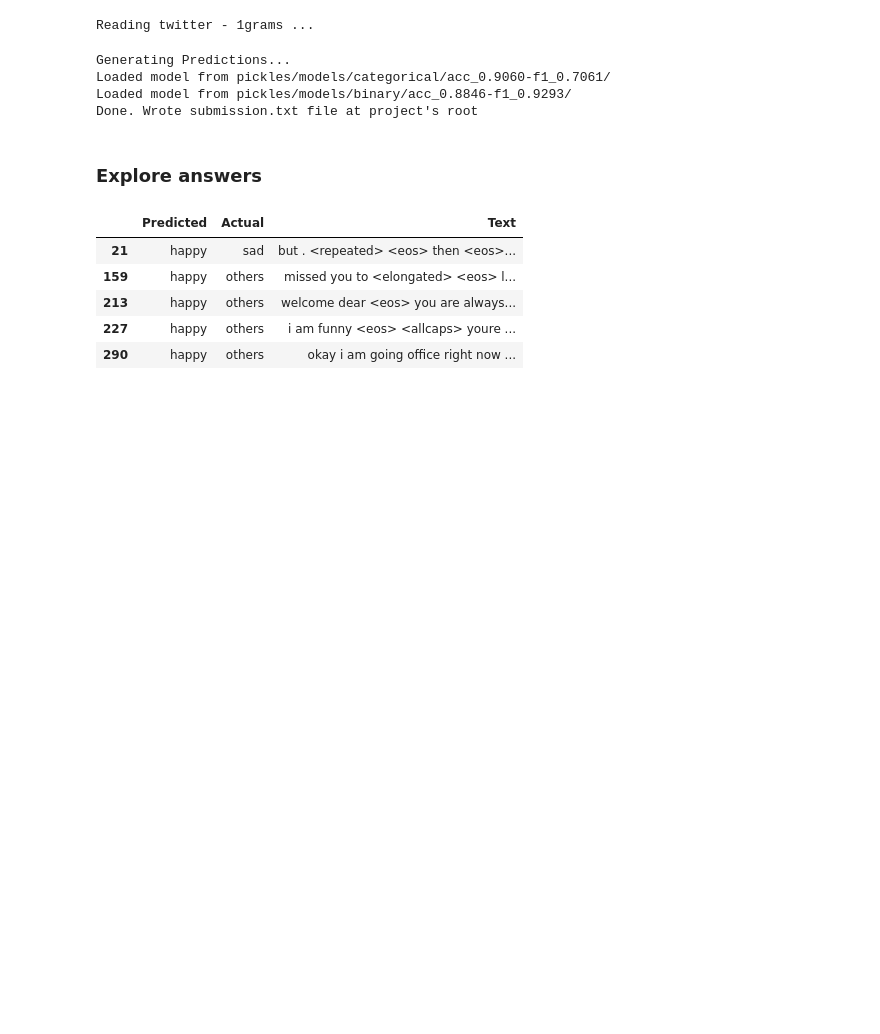
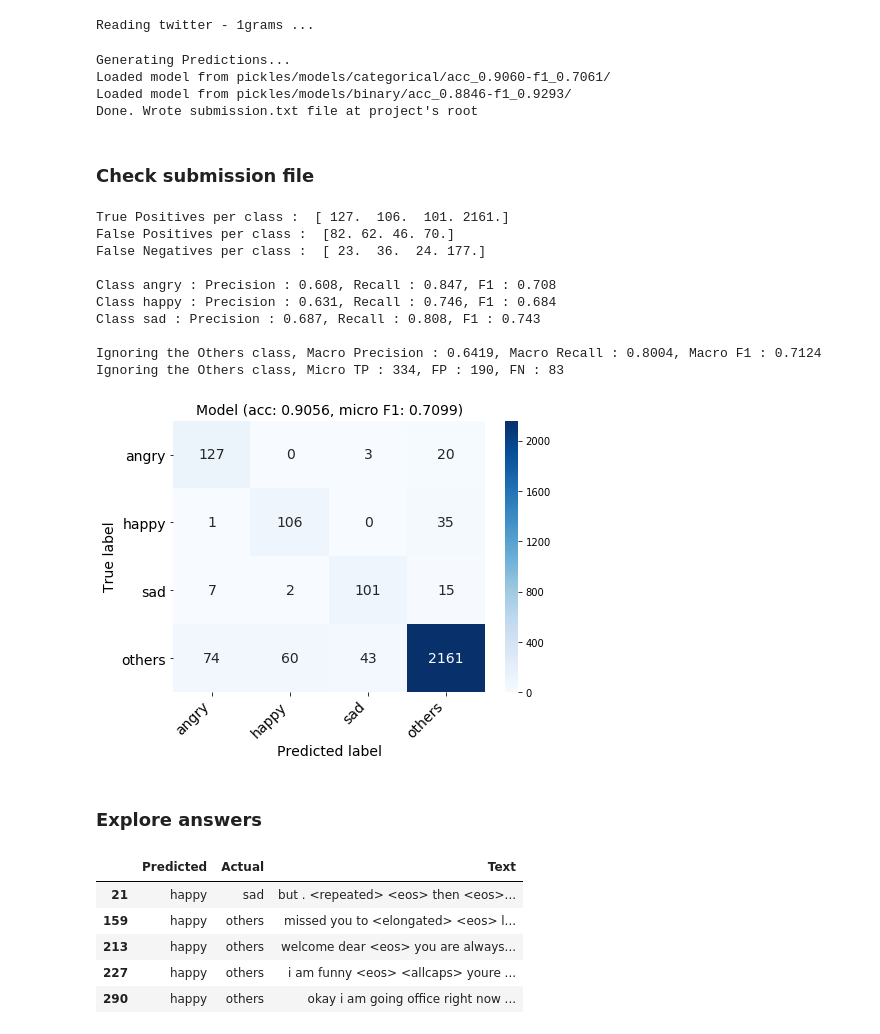
Before and after one commit to Garfounkel/emotion_analysis, a Jupyter notebook: playground.ipynb, the cells around one changed output. Saved outputs shown, nothing was run; the diff lists cells and outputs as text; code cells hidden in the pictures; blank space fills up the shorter version.

Commit message:
[EVALUATE] Added an evaluation function for submission files

```diff
--- a/playground.ipynb
+++ b/playground.ipynb
@@ -394,6 +398,22 @@ Generating Predictions...
 Loaded model from pickles/models/categorical/acc_0.9060-f1_0.7061/
 Loaded model from pickles/models/binary/acc_0.8846-f1_0.9293/
 Done. Wrote submission.txt file at project's root
+# %% [markdown]
+### Check submission file
+# %%
+check_submission_file_score('submission.txt', y_test)
+# %% [output]
+True Positives per class :  [ 127.  106.  101. 2161.]
+False Positives per class :  [82. 62. 46. 70.]
+False Negatives per class :  [ 23.  36.  24. 177.]
+
+Class angry : Precision : 0.608, Recall : 0.847, F1 : 0.708
+Class happy : Precision : 0.631, Recall : 0.746, F1 : 0.684
+Class sad : Precision : 0.687, Recall : 0.808, F1 : 0.743
+
+Ignoring the Others class, Macro Precision : 0.6419, Macro Recall : 0.8004, Macro F1 : 0.7124
+Ignoring the Others class, Micro TP : 334, FP : 190, FN : 83
+[figure, added]
 # %% [markdown]
 ### Explore answers
 # %%
```
Also changed, not shown: parts of 2 cells of this notebook, 1 other file.
